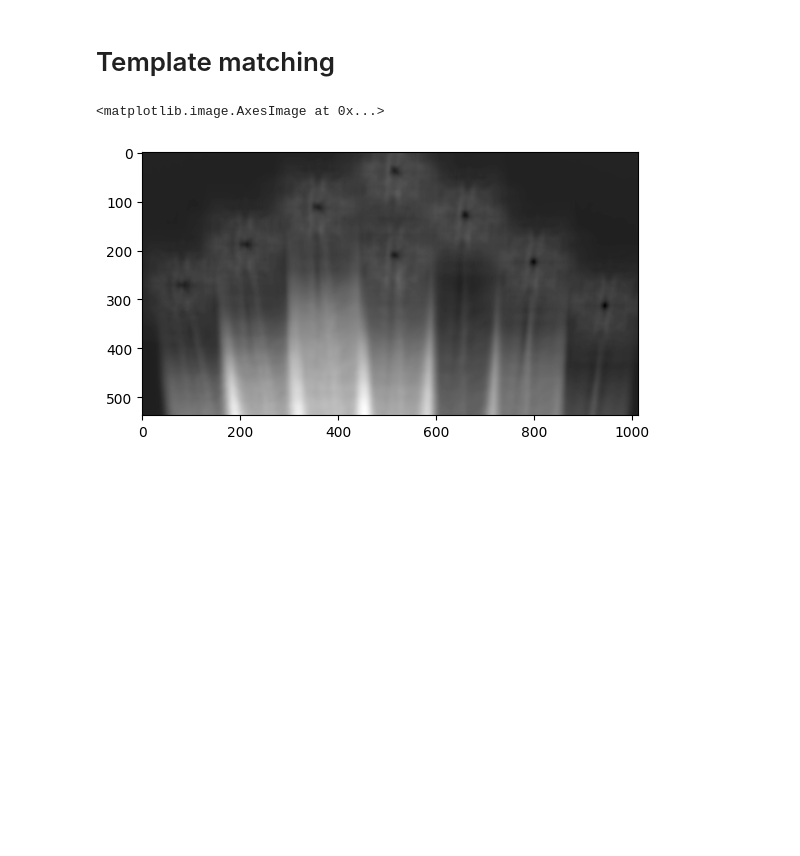
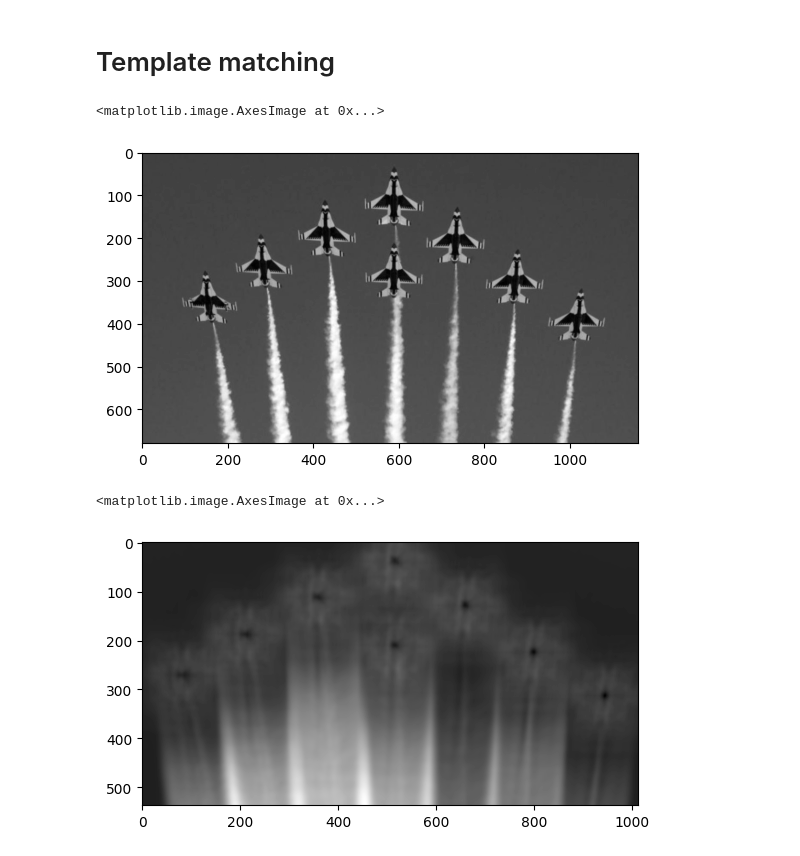
Before and after one commit to Page0526/machine-learning-crash-course, a Jupyter notebook: deep-neural-networks/computer-vision/template_matching.ipynb, the cells around one changed output. Drawn from its saved outputs; the diff is of its cells as text; code cells hidden in the pictures; blank space fills up the shorter version.

```diff
--- a/deep-neural-networks/computer-vision/template_matching.ipynb
+++ b/deep-neural-networks/computer-vision/template_matching.ipynb
@@ -18,6 +18,11 @@ img_dir = os.path.join(project_root, "images")
 img_rgb = cv2.imread(os.path.join(img_dir, 'f16.jpg')) # BGR
 img_gray = cv2.cvtColor(img_rgb, cv2.COLOR_BGR2GRAY)
 template = cv2.imread(os.path.join(img_dir, 'f16_template.jpg'), 0 )
+# %%
+plt.imshow(img_gray, cmap='gray')
+# %% [output]
+<matplotlib.image.AxesImage at 0x...>
+[figure, added]
 # %%
 h, w = template.shape[::]
 res = cv2.matchTemplate(img_gray, template, cv2.TM_SQDIFF)
```
Also changed, not shown: parts of 3 cells of this notebook, 49 other files.
